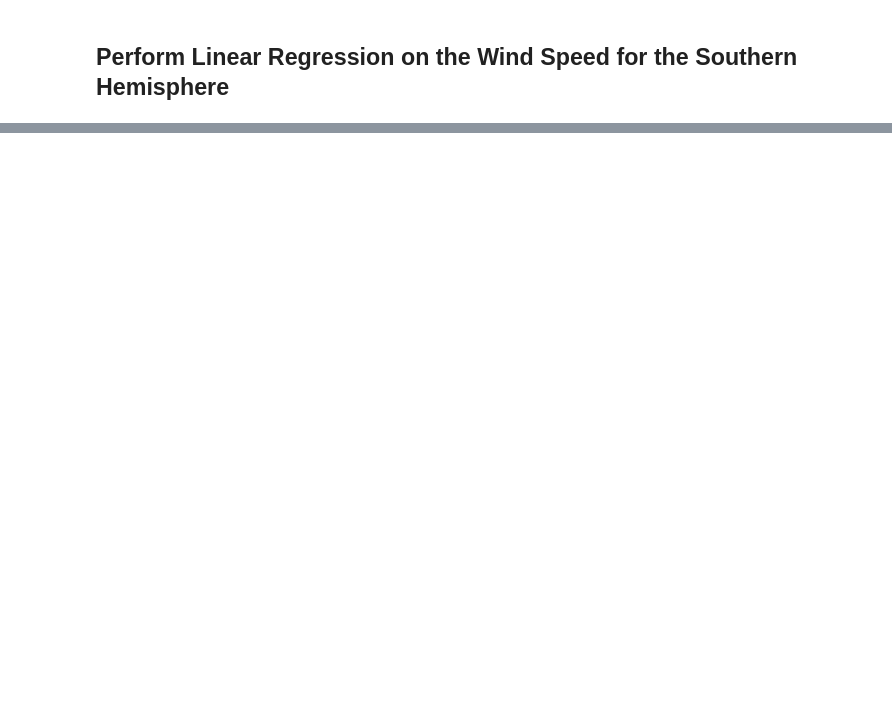
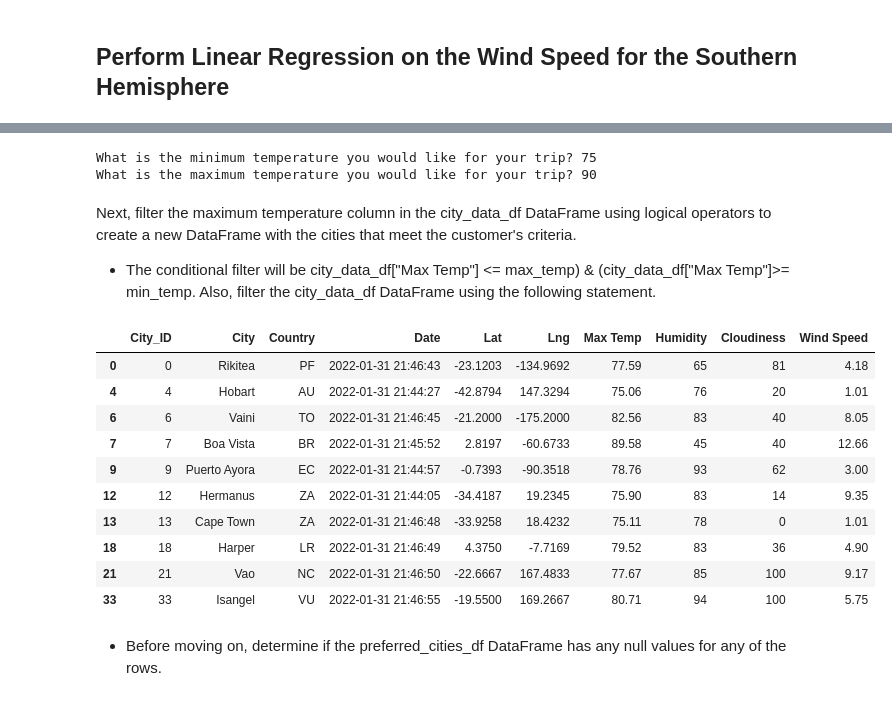
Before and after one commit to LucyPill/World_Weather_Analysis, a Jupyter notebook: WeatherPy.ipynb, the cells around one changed output, grey strips where cells are left out. Saved outputs shown, nothing was run; the diff lists cells and outputs as text; code cells hidden in the pictures; blank space fills up the shorter version.

```diff
--- a/WeatherPy.ipynb
+++ b/WeatherPy.ipynb
@@ -638,0 +817,30 @@ plot_linear_regression(x_values, y_values,
+# %%
+# Ask the customer to add a minimum and maximum temperature value.
+min_temp = float(input("What is the minimum temperature you would like for your trip? "))
+max_temp = float(input("What is the maximum temperature you would like for your trip? "))
+# %% [output]
+What is the minimum temperature you would like for your trip? 75
+What is the maximum temperature you would like for your trip? 90
+# %% [markdown]
+Next, filter the maximum temperature column in the city_data_df DataFrame using logical operators to create a new DataFrame with the cities that meet the customer's criteria.
+
+* The conditional filter will be city_data_df["Max Temp"] <= max_temp) & (city_data_df["Max Temp"]>= min_temp. Also, filter the city_data_df DataFrame using the following statement.
+# %%
+# Filter the dataset to find the cities that fit the criteria.
+preferred_cities_df = city_data_df.loc[(city_data_df["Max Temp"] <= max_temp) & \
+                                       (city_data_df["Max Temp"] >= min_temp)]
+preferred_cities_df.head(10)
+# %% [output]
+|  | City_ID | City | Country | Date | Lat | Lng | Max Temp | Humidity | Cloudiness | Wind Speed |
+| 0 | 0 | Rikitea | PF | 2022-01-31 21:46:43 | -23.1203 | -134.9692 | 77.59 | 65 | 81 | 4.18 |
+| 4 | 4 | Hobart | AU | 2022-01-31 21:44:27 | -42.8794 | 147.3294 | 75.06 | 76 | 20 | 1.01 |
+| 6 | 6 | Vaini | TO | 2022-01-31 21:46:45 | -21.2000 | -175.2000 | 82.56 | 83 | 40 | 8.05 |
+| 7 | 7 | Boa Vista | BR | 2022-01-31 21:45:52 | 2.8197 | -60.6733 | 89.58 | 45 | 40 | 12.66 |
+| 9 | 9 | Puerto Ayora | EC | 2022-01-31 21:44:57 | -0.7393 | -90.3518 | 78.76 | 93 | 62 | 3.00 |
+| 12 | 12 | Hermanus | ZA | 2022-01-31 21:44:05 | -34.4187 | 19.2345 | 75.90 | 83 | 14 | 9.35 |
+| 13 | 13 | Cape Town | ZA | 2022-01-31 21:46:48 | -33.9258 | 18.4232 | 75.11 | 78 | 0 | 1.01 |
+| 18 | 18 | Harper | LR | 2022-01-31 21:46:49 | 4.3750 | -7.7169 | 79.52 | 83 | 36 | 4.90 |
+| 21 | 21 | Vao | NC | 2022-01-31 21:46:50 | -22.6667 | 167.4833 | 77.67 | 85 | 100 | 9.17 |
+| 33 | 33 | Isangel | VU | 2022-01-31 21:46:55 | -19.5500 | 169.2667 | 80.71 | 94 | 100 | 5.75 |
+# %% [markdown]
+* Before moving on, determine if the preferred_cities_df DataFrame has any null values for any of the rows.
```
Also changed, not shown: parts of 65 cells of this notebook, 8 other files.
